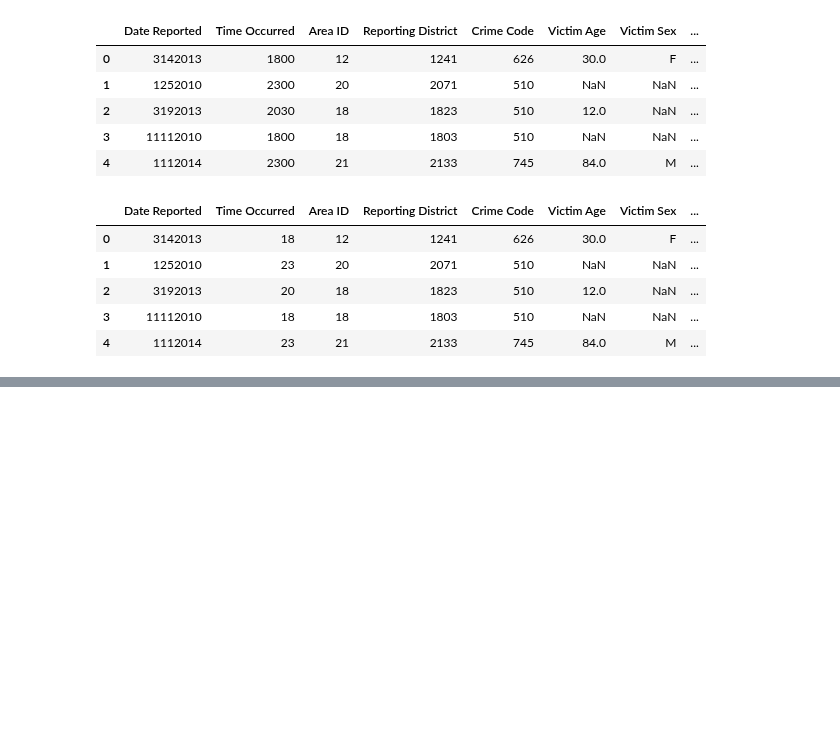
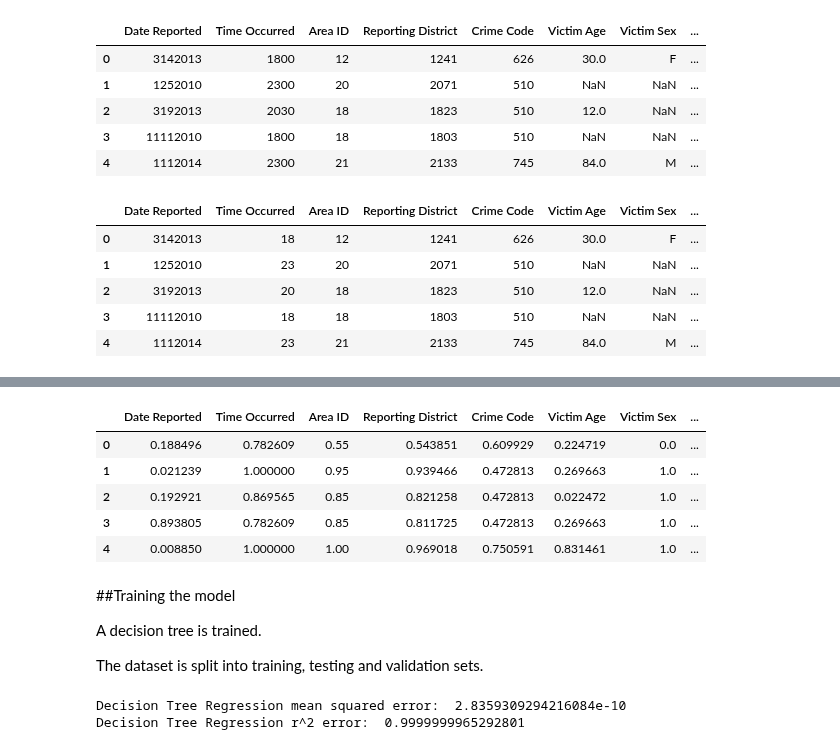
Before and after one commit to Srujgit/CrimeAnalysis, a Jupyter notebook: CrimesInLosAngeles.ipynb, the cells around one changed output, grey strips where cells are left out. Saved outputs shown, nothing was run; the diff lists cells and outputs as text; code cells hidden in the pictures; blank space fills up the shorter version.

```diff
--- a/CrimesInLosAngeles.ipynb
+++ b/CrimesInLosAngeles.ipynb
@@ -184,7 +192,0 @@ df['Victim Descent'] = df['Victim Descent'].apply(np.floor)
-# %%
-df['Victim Sex'] = df['Victim Sex'].fillna(df['Victim Sex'].median())
-def genAssig(gender):
-  k = np.random.randint(0, 1)
-  return k
-
-df['Victim Sex'] = df['Victim Sex'].fillna(genAssig)
@@ -190,0 +196,19 @@ df['Victim Sex'] = df['Victim Sex'].fillna(genAssig)
+# %%
+from sklearn.preprocessing import MinMaxScaler
+scaler = MinMaxScaler()
+df = pd.DataFrame(scaler.fit_transform(df), columns = df.columns, index = df.index)
+# %%
+df.head()
+# %% [output]
+|  | Date Reported | Time Occurred | Area ID | Reporting District | Crime Code | Victim Age | Victim Sex | ... |
+| 0 | 0.188496 | 0.782609 | 0.55 | 0.543851 | 0.609929 | 0.224719 | 0.0 | ... |
+| 1 | 0.021239 | 1.000000 | 0.95 | 0.939466 | 0.472813 | 0.269663 | 1.0 | ... |
+| 2 | 0.192921 | 0.869565 | 0.85 | 0.821258 | 0.472813 | 0.022472 | 1.0 | ... |
+| 3 | 0.893805 | 0.782609 | 0.85 | 0.811725 | 0.472813 | 0.269663 | 1.0 | ... |
+| 4 | 0.008850 | 1.000000 | 1.00 | 0.969018 | 0.750591 | 0.831461 | 1.0 | ... |
+# %% [markdown]
+##Training the model
+
+A decision tree is trained.
+
+The dataset is split into training, testing and validation sets.
@@ -190,0 +231,9 @@ df['Victim Sex'] = df['Victim Sex'].fillna(genAssig)
+# %%
+dtr_val_pred = dtr.predict(X_val)
+
+
+print("Decision Tree Regression mean squared error: ", mse(y_val, dtr_val_pred))
+print("Decision Tree Regression r^2 error: ", r2(y_val, dtr_val_pred))
+# %% [output]
+Decision Tree Regression mean squared error:  2.8359309294216084e-10
+Decision Tree Regression r^2 error:  0.9999999965292801
```
Also changed, not shown: parts of 12 cells of this notebook.
